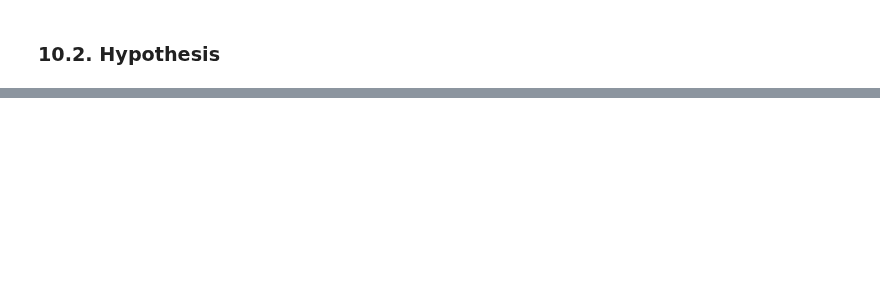
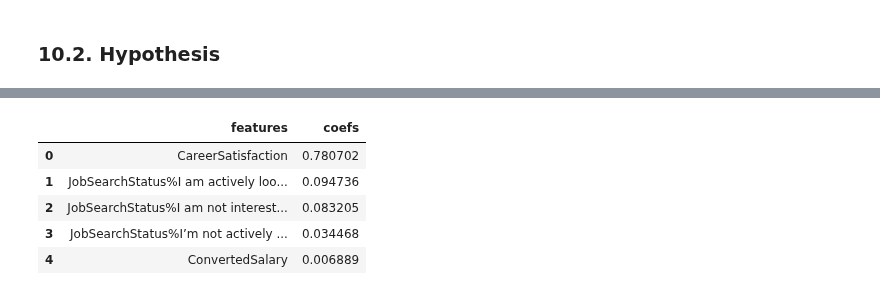
Before and after one commit to Vidovitsch/stack-overflow-survey-model, a Jupyter notebook: research.ipynb, the cells around one changed output, grey strips where cells are left out. Saved outputs shown, nothing was run; the diff lists cells and outputs as text; code cells hidden in the pictures; blank space fills up the shorter version.

```diff
--- a/research.ipynb
+++ b/research.ipynb
@@ -325,5 +336,6 @@ if salary not in best_features: best_features.append(salary)
 #                 'JobSearchStatus%I’m not actively looking, but ...',
 #                 'ConvertedSalary']
 #best_features = [i for i, column in  enumerate(X.columns) if column in dummy_columns]
+feature_labels = X.columns[best_features]
 X_train_best = X_train[:,best_features]
 X_test_best = X_test[:,best_features]
@@ -1284,0 +1315,13 @@ plot_bar_chart(results, 'algorithms/methods', 'recall', 'Recall of different alg
+# %%
+coefs = { 'features': feature_labels,
+          'coefs': rf_reg.feature_importances_ }
+# %%
+coefs = pd.DataFrame(coefs)
+coefs
+# %% [output]
+|  | features | coefs |
+| 0 | CareerSatisfaction | 0.780702 |
+| 1 | JobSearchStatus%I am actively loo... | 0.094736 |
+| 2 | JobSearchStatus%I am not interest... | 0.083205 |
+| 3 | JobSearchStatus%I’m not actively ... | 0.034468 |
+| 4 | ConvertedSalary | 0.006889 |
```
Also changed, not shown: parts of 9 cells of this notebook.
